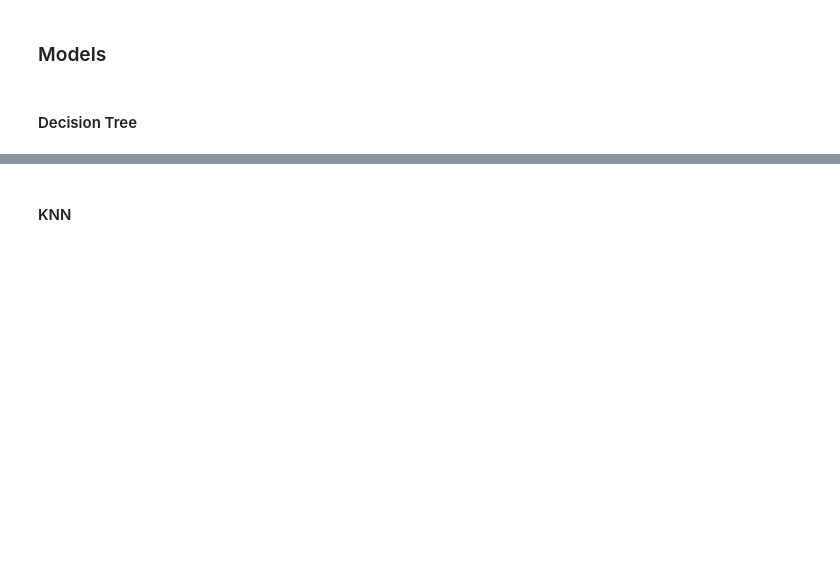
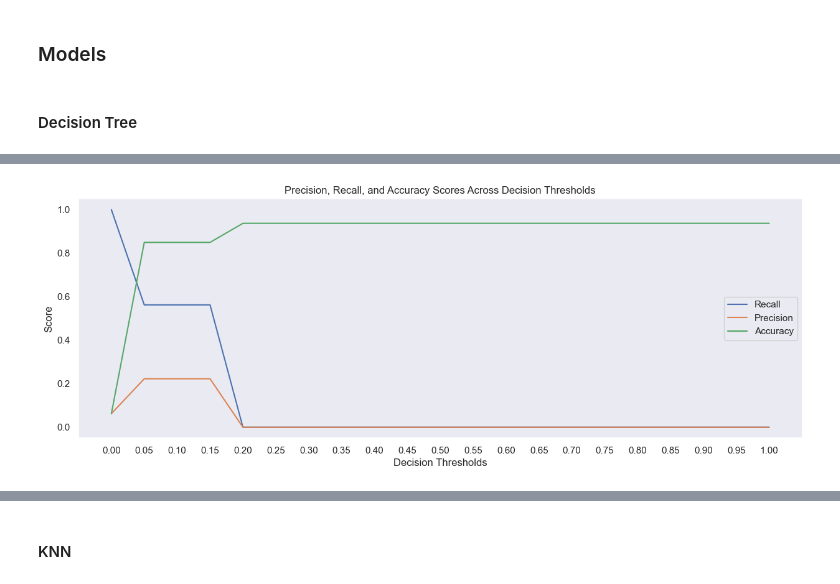
Before and after one commit to Zach-Hanson3/At-Risk-Stroke-Prediction, a Jupyter notebook: Stroke_Prediction.ipynb, the cells around one changed output, grey strips where cells are left out. Drawn from its saved outputs; the diff is of its cells as text; code cells hidden in the pictures; blank space fills up the shorter version.

```diff
--- a/Stroke_Prediction.ipynb
+++ b/Stroke_Prediction.ipynb
@@ -603,7 +669,7 @@ Pipeline(steps=[('simpleimputer', SimpleImputer()),
 num_tuple = (num_pipe, num_selector)
 
 #Categorical tuple
-cat_tuple = (ohe, cat_selector)
+cat_tuple = (cat_pipe, cat_selector)
 # %% [markdown]
 - Do not need to make pipelines here because we do not need to impute any data, can skip ahead to the tuples for column transformer
 # %% [markdown]
@@ -672,7 +741,7 @@ dt_pipe.get_params()
 # %%
 #Decision Tree Hyperparameters to test with
 dt_param = {'decisiontreeclassifier__max_depth': range(1, 10),
-            #'min_samples_leaf': [1, 5, 10, 15, 20],
+            'decisiontreeclassifier__min_samples_leaf': [1, 5, 10, 15, 20],
             'decisiontreeclassifier__min_samples_split': range(2, 11)}
 # %%
 #Tuning parameters
@@ -695,0 +837,37 @@ logreg = LogisticRegression(random_state=42)
+# %%
+#Tuning the decision threshold
+
+#Getting probability
+dt_best_prob = dt_best.predict_proba(X_test)
+
+# Create an array of float values between 0 and 1 with a step size of .05
+thresholds = np.arange(start=0, stop=1.05, step=.05)
+
+# Create empty recall and precision lists
+recalls = []
+precisions = []
+accuracies = []
+
+# Iterate over thresholds
+for thresh in thresholds:
+  # Convert probabilities to predictions according to each threshold
+  preds = convert_probs_to_preds(dt_best_prob, thresh)
+  # Record the recall and precision for predictions at that threshold
+  recalls.append(recall_score(y_test, preds))
+  precisions.append(precision_score(y_test, preds))
+  accuracies.append(accuracy_score(y_test, preds))
+# %%
+# Plot precisions and recalls for each probability
+plt.figure(figsize=(15,5))
+plt.plot(thresholds, recalls, label='Recall')
+plt.plot(thresholds, precisions, label='Precision')
+plt.plot(thresholds, accuracies, label='Accuracy')
+plt.legend()
+plt.title('Precision, Recall, and Accuracy Scores Across Decision Thresholds')
+plt.xlabel('Decision Thresholds')
+plt.ylabel('Score')
+plt.grid()
+plt.xticks(thresholds)
+plt.show()
+# %% [output]
+[figure, added]
```
Also changed, not shown: parts of 85 cells of this notebook, 5 other files.
